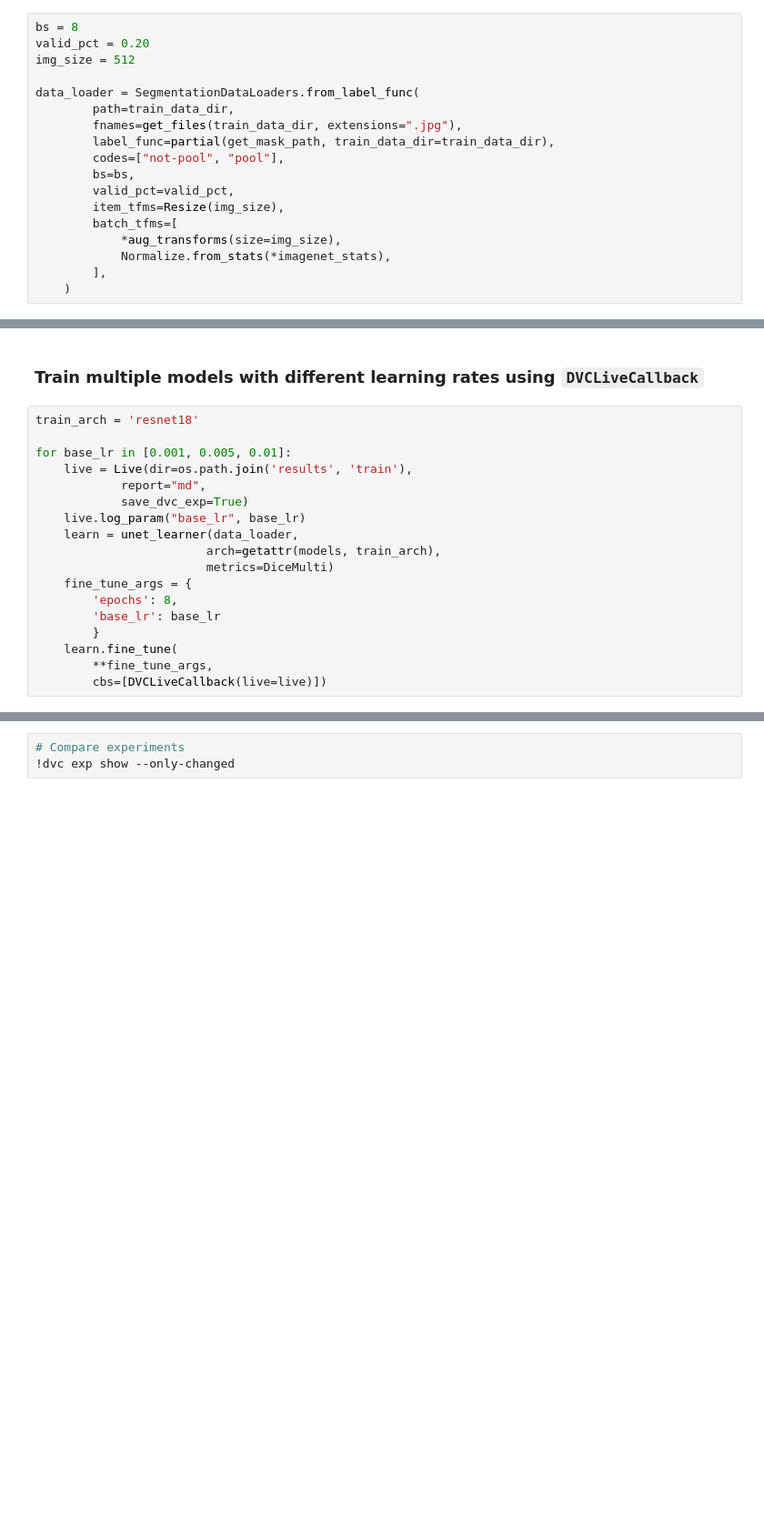
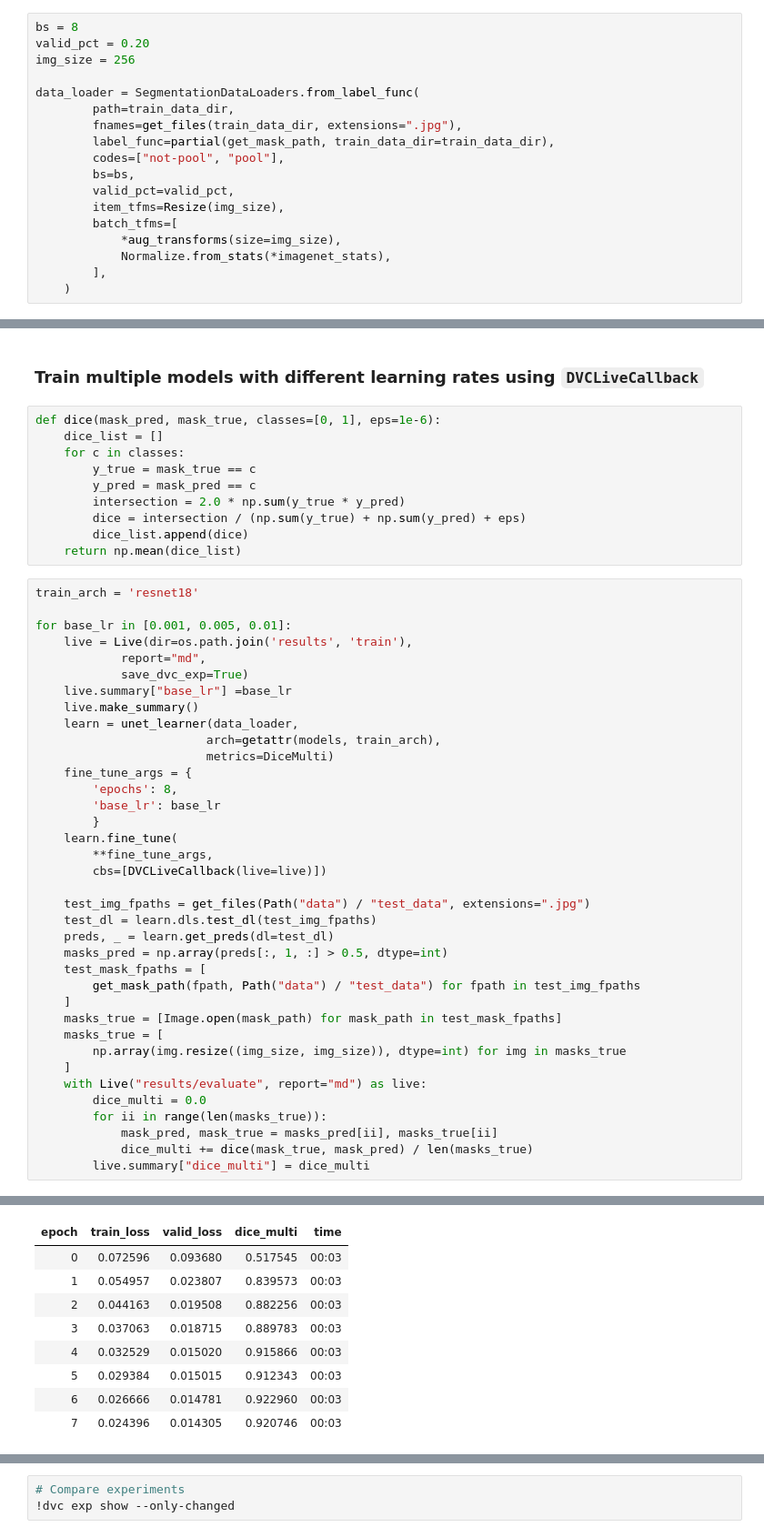
Before and after one commit to iterative/example-repos-dev, a Jupyter notebook: example-get-started-cv/code/notebooks/TrainSegModel.ipynb, the cells around one changed output, grey strips where cells are left out. Shown at 91% size. Saved outputs shown, nothing was run; the diff lists cells and outputs as text; blank space fills up the shorter version.

Commit message:
add results/evaluate metrics

```diff
--- a/example-get-started-cv/code/notebooks/TrainSegModel.ipynb
+++ b/example-get-started-cv/code/notebooks/TrainSegModel.ipynb
@@ -46,7 +47,7 @@ def get_mask_path(x, train_data_dir):
 # %%
 bs = 8
 valid_pct = 0.20
-img_size = 512
+img_size = 256
 
 data_loader = SegmentationDataLoaders.from_label_func(
         path=train_data_dir,
@@ -68,5 +71,15 @@ data_loader.show_batch(alpha=0.7)
 # %% [markdown]
 ### Train multiple models with different learning rates using `DVCLiveCallback`
+# %%
+def dice(mask_pred, mask_true, classes=[0, 1], eps=1e-6):
+    dice_list = []
+    for c in classes:
+        y_true = mask_true == c
+        y_pred = mask_pred == c
+        intersection = 2.0 * np.sum(y_true * y_pred)
+        dice = intersection / (np.sum(y_true) + np.sum(y_pred) + eps)
+        dice_list.append(dice)
+    return np.mean(dice_list)
 # %%
 train_arch = 'resnet18'
 
@@ -74,7 +87,8 @@ for base_lr in [0.001, 0.005, 0.01]:
     live = Live(dir=os.path.join('results', 'train'),
             report="md",
             save_dvc_exp=True)
-    live.log_param("base_lr", base_lr)
+    live.summary["base_lr"] =base_lr
+    live.make_summary()
     learn = unet_learner(data_loader,
                         arch=getattr(models, train_arch),
                         metrics=DiceMulti)
@@ -85,3 +99,22 @@ for base_lr in [0.001, 0.005, 0.01]:
     learn.fine_tune(
         **fine_tune_args,
         cbs=[DVCLiveCallback(live=live)])
+
+    test_img_fpaths = get_files(Path("data") / "test_data", extensions=".jpg")
+    test_dl = learn.dls.test_dl(test_img_fpaths)
+    preds, _ = learn.get_preds(dl=test_dl)
+    masks_pred = np.array(preds[:, 1, :] > 0.5, dtype=int)
+    test_mask_fpaths = [
+        get_mask_path(fpath, Path("data") / "test_data") for fpath in test_img_fpaths
+    ]
+    masks_true = [Image.open(mask_path) for mask_path in test_mask_fpaths]
+    masks_true = [
+        np.array(img.resize((img_size, img_size)), dtype=int) for img in masks_true
+    ]
+    with Live("results/evaluate", report="md") as live:
+        dice_multi = 0.0
+        for ii in range(len(masks_true)):
+            mask_pred, mask_true = masks_pred[ii], masks_true[ii]
+            dice_multi += dice(mask_true, mask_pred) / len(masks_true)
+        live.summary["dice_multi"] = dice_multi
+# %% [output]
@@ -87,0 +123,9 @@ for base_lr in [0.001, 0.005, 0.01]:
+| epoch | train_loss | valid_loss | dice_multi | time |
+| 0 | 0.072596 | 0.093680 | 0.517545 | 00:03 |
+| 1 | 0.054957 | 0.023807 | 0.839573 | 00:03 |
+| 2 | 0.044163 | 0.019508 | 0.882256 | 00:03 |
+| 3 | 0.037063 | 0.018715 | 0.889783 | 00:03 |
+| 4 | 0.032529 | 0.015020 | 0.915866 | 00:03 |
+| 5 | 0.029384 | 0.015015 | 0.912343 | 00:03 |
+| 6 | 0.026666 | 0.014781 | 0.922960 | 00:03 |
+| 7 | 0.024396 | 0.014305 | 0.920746 | 00:03 |
```
Also changed, not shown: parts of 4 cells of this notebook.
